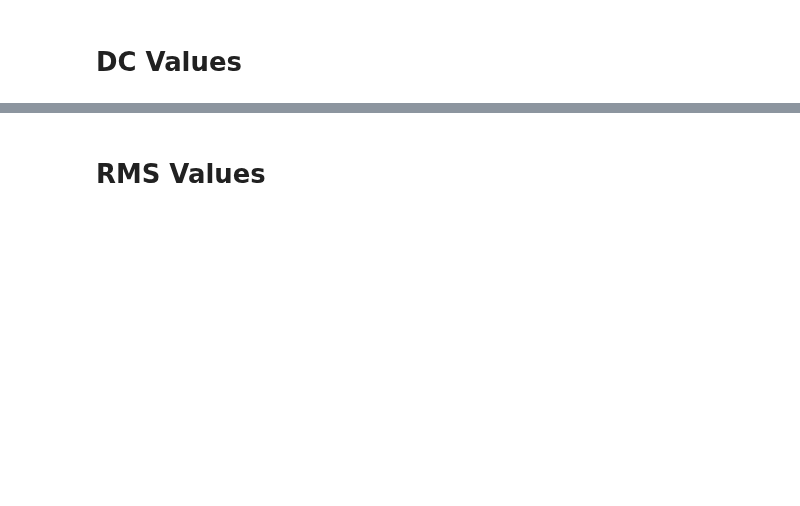
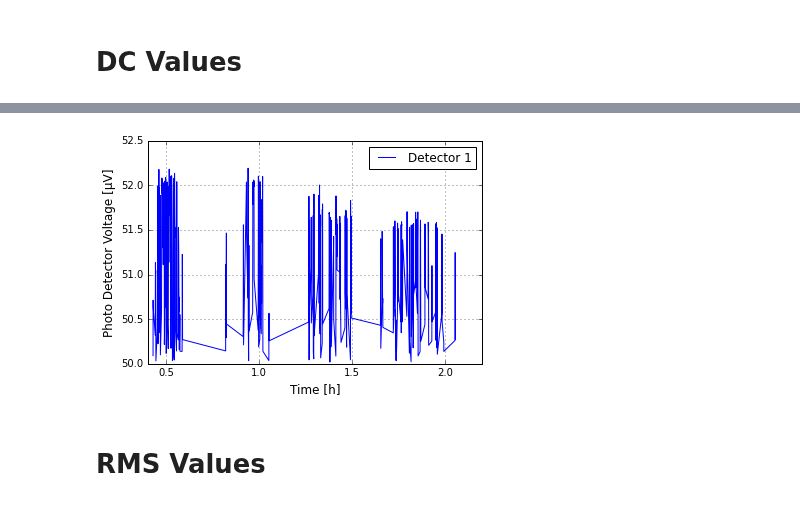
Before and after one commit to bilaljo/MiniPTI, a Jupyter notebook: notebooks/pti.ipynb, the cells around one changed output, grey strips where cells are left out. Cells and saved outputs as stored; diff of their text form; code cells hidden in the pictures; blank space fills up the shorter version.

```diff
--- a/notebooks/pti.ipynb
+++ b/notebooks/pti.ipynb
@@ -25,3 +25,14 @@ plt.show()
+# %%
+time = np.arange(len(decimation_data["DC1"])) / 3600
+for channel in range(1, 2):
+    plt.plot(np.where(decimation_data[f"DC{channel}"][:8000] > 0.05)[0] / 3600, np.array(list(filter(lambda x: x > 0.05, decimation_data[f"DC{channel}"][:8000]))) * 1e3, label=f"Detector {channel}")
+plt.xlabel("Time [h]", fontsize=12)
+plt.ylabel("Photo Detector Voltage [µV]", fontsize=12)
+plt.grid()
+plt.legend(fontsize=12)
+plt.savefig("dc_pi-band_dec1_min.pdf",bbox_inches='tight')
+# %% [output]
+[figure, added]
 # %% [markdown]
 # RMS Values
 # %%
```
Also changed, not shown: parts of 16 cells of this notebook, 4 other files.
